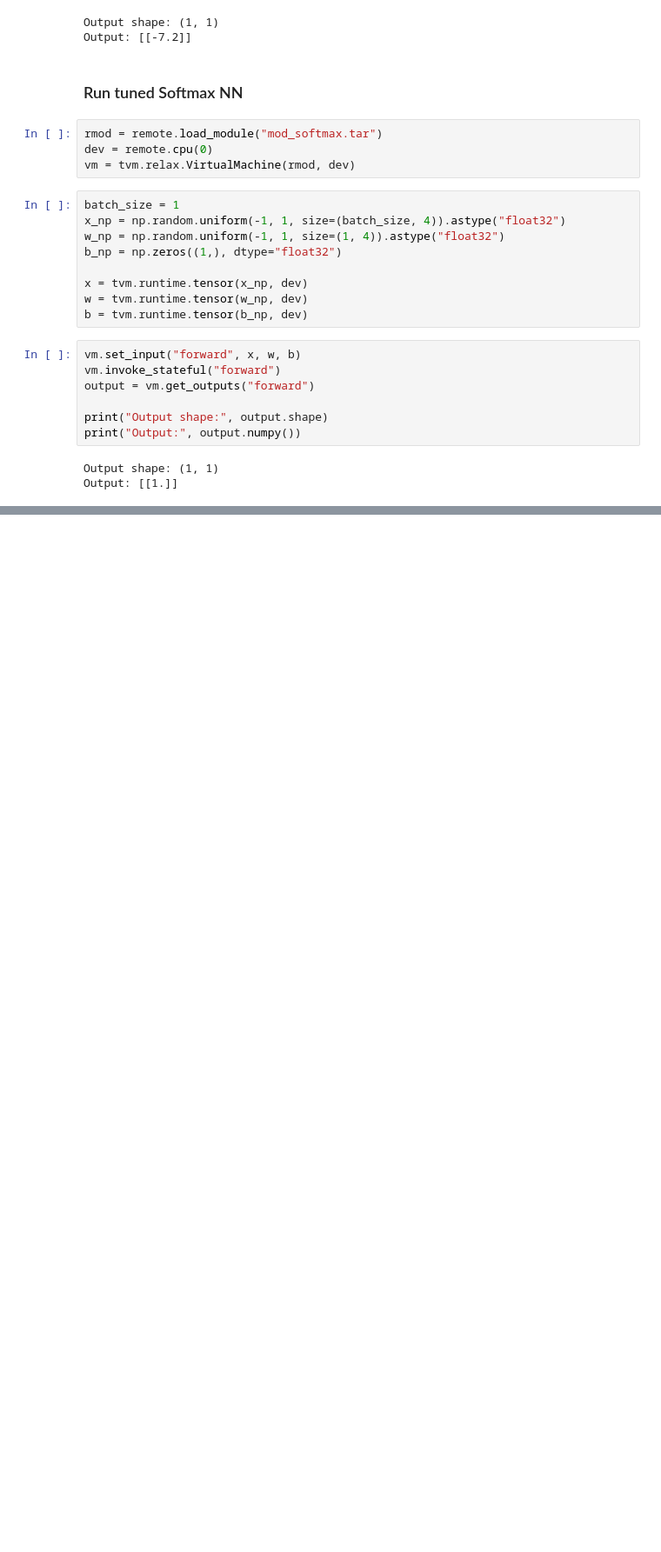
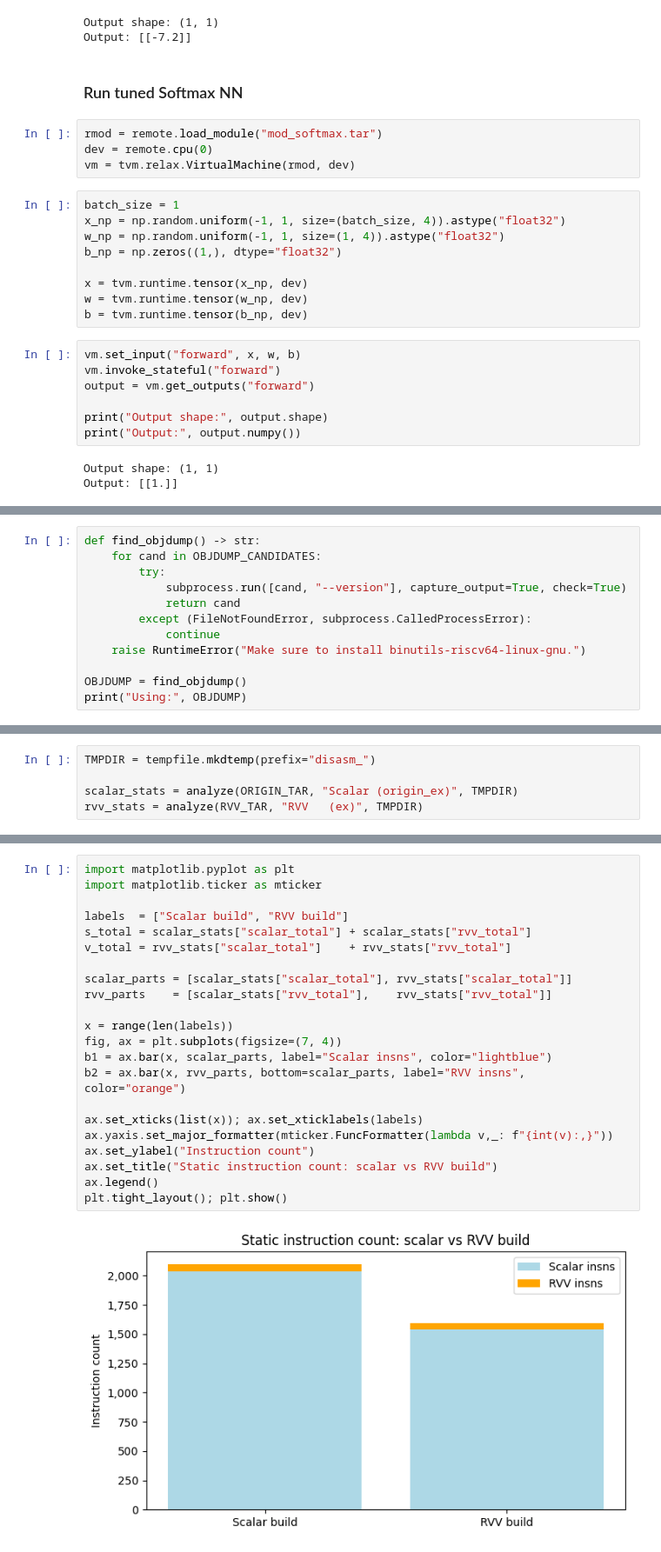
Before and after one commit to LeoBrasileo/TVM-RVV_optimized_operators, a Jupyter notebook: examples/node_transform.ipynb, the cells around one changed output, grey strips where cells are left out. Shown at 87% size. Cells and saved outputs as stored; diff of their text form; blank space fills up the shorter version.

```diff
--- a/examples/node_transform.ipynb
+++ b/examples/node_transform.ipynb
@@ -478,0 +487,12 @@ Output: [[1.]]
+# %%
+def find_objdump() -> str:
+    for cand in OBJDUMP_CANDIDATES:
+        try:
+            subprocess.run([cand, "--version"], capture_output=True, check=True)
+            return cand
+        except (FileNotFoundError, subprocess.CalledProcessError):
+            continue
+    raise RuntimeError("Make sure to install binutils-riscv64-linux-gnu.")
+
+OBJDUMP = find_objdump()
+print("Using:", OBJDUMP)
@@ -478,0 +546,5 @@ Output: [[1.]]
+# %%
+TMPDIR = tempfile.mkdtemp(prefix="disasm_")
+
+scalar_stats = analyze(ORIGIN_TAR, "Scalar (origin_ex)", TMPDIR)
+rvv_stats = analyze(RVV_TAR, "RVV   (ex)", TMPDIR)
@@ -478,0 +595,24 @@ Output: [[1.]]
+# %%
+import matplotlib.pyplot as plt
+import matplotlib.ticker as mticker
+
+labels  = ["Scalar build", "RVV build"]
+s_total = scalar_stats["scalar_total"] + scalar_stats["rvv_total"]
+v_total = rvv_stats["scalar_total"]    + rvv_stats["rvv_total"]
+
+scalar_parts = [scalar_stats["scalar_total"], rvv_stats["scalar_total"]]
+rvv_parts    = [scalar_stats["rvv_total"],    rvv_stats["rvv_total"]]
+
+x = range(len(labels))
+fig, ax = plt.subplots(figsize=(7, 4))
+b1 = ax.bar(x, scalar_parts, label="Scalar insns", color="lightblue")
+b2 = ax.bar(x, rvv_parts, bottom=scalar_parts, label="RVV insns", color="orange")
+
+ax.set_xticks(list(x)); ax.set_xticklabels(labels)
+ax.yaxis.set_major_formatter(mticker.FuncFormatter(lambda v,_: f"{int(v):,}"))
+ax.set_ylabel("Instruction count")
+ax.set_title("Static instruction count: scalar vs RVV build")
+ax.legend()
+plt.tight_layout(); plt.show()
+# %% [output]
+[figure, added]
```
Also changed, not shown: parts of 13 cells of this notebook, 9 other files.
